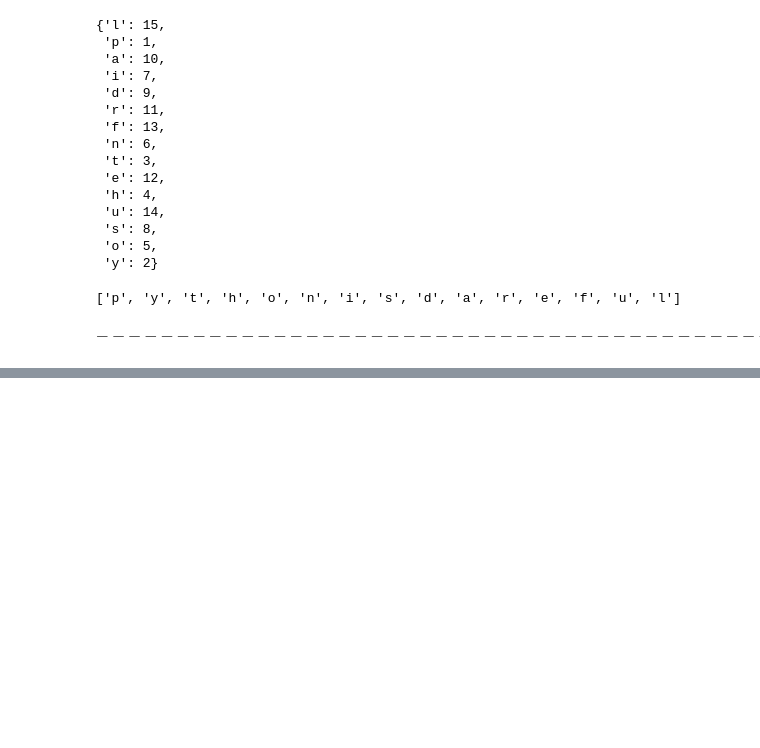
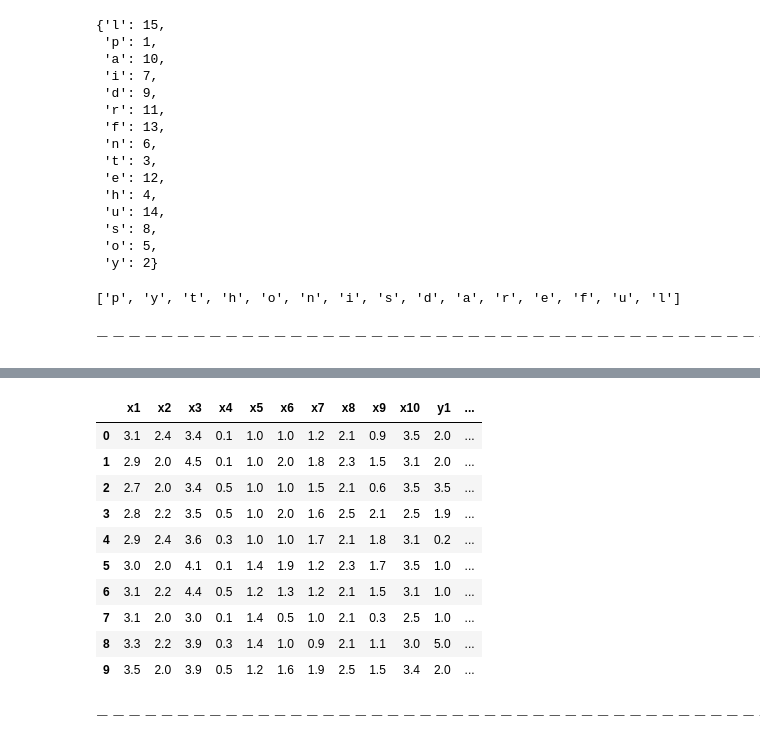
Before and after one commit to jquintanac/Pythonscape, a Jupyter notebook: Funciones.ipynb, the cells around one changed output, grey strips where cells are left out. Drawn from its saved outputs; the diff is of its cells as text; code cells hidden in the pictures; blank space fills up the shorter version.

```diff
--- a/Funciones.ipynb
+++ b/Funciones.ipynb
@@ -481,0 +511,37 @@ AttributeError: 'list' object has no attribute 'colors'
+# %%
+import pandas as pd
+df=pd.DataFrame(columns=['x1','x2','x3','x4','x5','x6','x7','x8','x9','x10','y1','y2','y3','y4','y5','y6','y7','y8','y9','y10'])
+df['x1']=x5
+df['x2']=x2
+df['x3']=x7
+df['x4']=x3
+df['x5']=x1
+df['x6']=x6
+df['x7']=x10
+df['x8']=x4
+df['x9']=x8
+df['x10']=x9
+df['y1']=y6
+df['y2']=y3
+df['y3']=y10
+df['y4']=y7
+df['y5']=y1
+df['y6']=y2
+df['y7']=y8
+df['y8']=y4
+df['y9']=y9
+df['y10']=y5
+
+df
+# %% [output]
+|  | x1 | x2 | x3 | x4 | x5 | x6 | x7 | x8 | x9 | x10 | y1 | ... |
+| 0 | 3.1 | 2.4 | 3.4 | 0.1 | 1.0 | 1.0 | 1.2 | 2.1 | 0.9 | 3.5 | 2.0 | ... |
+| 1 | 2.9 | 2.0 | 4.5 | 0.1 | 1.0 | 2.0 | 1.8 | 2.3 | 1.5 | 3.1 | 2.0 | ... |
+| 2 | 2.7 | 2.0 | 3.4 | 0.5 | 1.0 | 1.0 | 1.5 | 2.1 | 0.6 | 3.5 | 3.5 | ... |
+| 3 | 2.8 | 2.2 | 3.5 | 0.5 | 1.0 | 2.0 | 1.6 | 2.5 | 2.1 | 2.5 | 1.9 | ... |
+| 4 | 2.9 | 2.4 | 3.6 | 0.3 | 1.0 | 1.0 | 1.7 | 2.1 | 1.8 | 3.1 | 0.2 | ... |
+| 5 | 3.0 | 2.0 | 4.1 | 0.1 | 1.4 | 1.9 | 1.2 | 2.3 | 1.7 | 3.5 | 1.0 | ... |
+| 6 | 3.1 | 2.2 | 4.4 | 0.5 | 1.2 | 1.3 | 1.2 | 2.1 | 1.5 | 3.1 | 1.0 | ... |
+| 7 | 3.1 | 2.0 | 3.0 | 0.1 | 1.4 | 0.5 | 1.0 | 2.1 | 0.3 | 2.5 | 1.0 | ... |
+| 8 | 3.3 | 2.2 | 3.9 | 0.3 | 1.4 | 1.0 | 0.9 | 2.1 | 1.1 | 3.0 | 5.0 | ... |
+| 9 | 3.5 | 2.0 | 3.9 | 0.5 | 1.2 | 1.6 | 1.9 | 2.5 | 1.5 | 3.4 | 2.0 | ... |
@@ -481,0 +550,2 @@ AttributeError: 'list' object has no attribute 'colors'
+# %% [markdown]
+$$--------------------------------------------------------------$$
```
Also changed, not shown: parts of 9 cells of this notebook.
